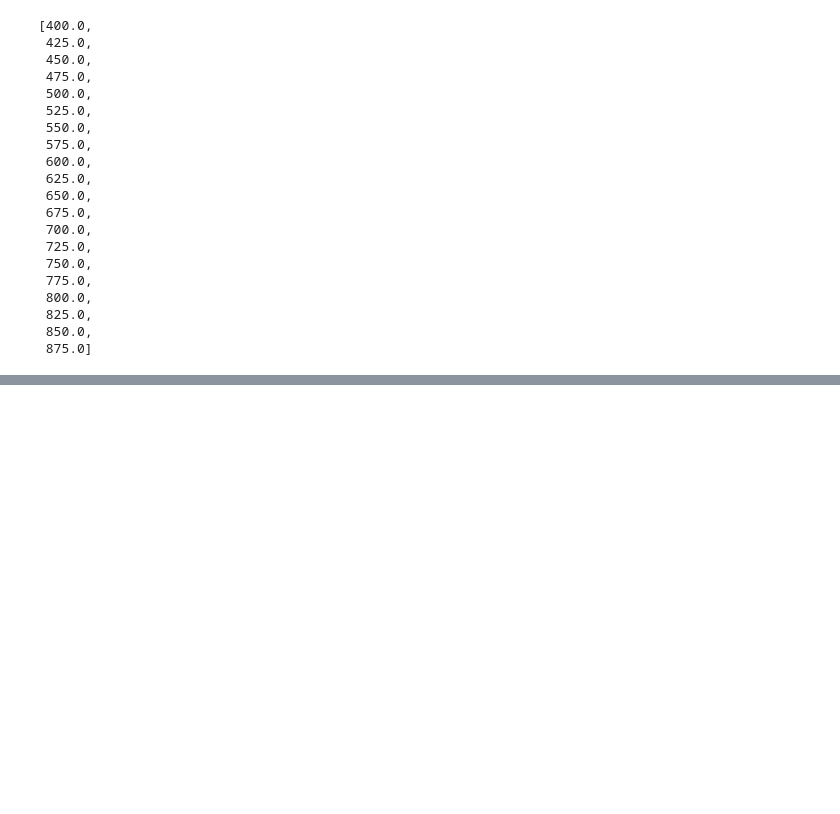
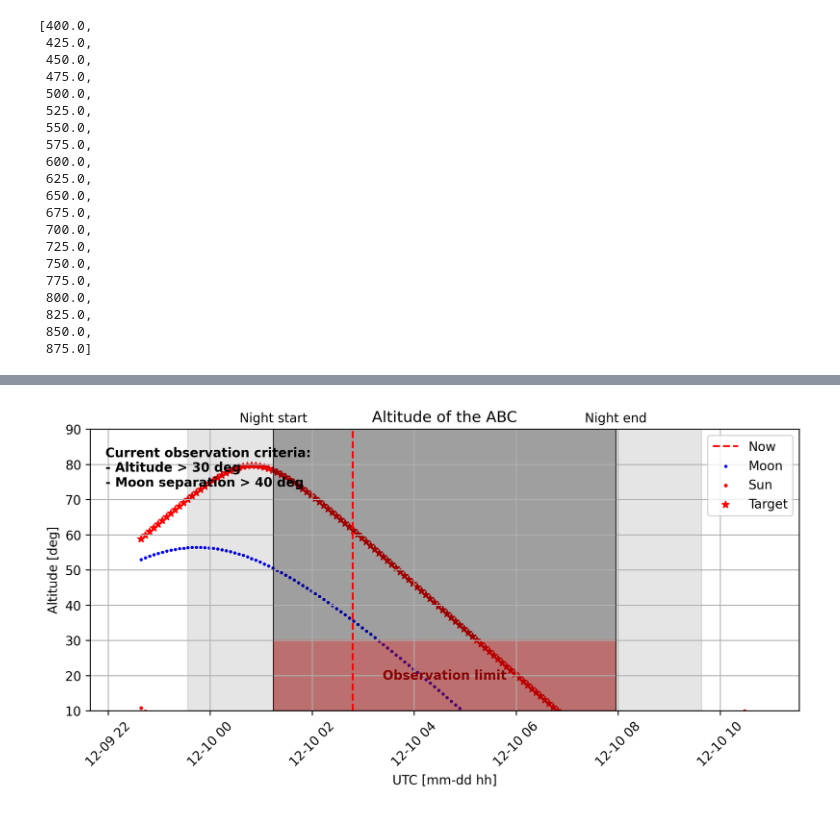
Before and after one commit to takdg123/7dt_too, a Jupyter notebook: backend/test.ipynb, the cells around one changed output, grey strips where cells are left out. Drawn from its saved outputs; the diff is of its cells as text; code cells hidden in the pictures; blank space fills up the shorter version.

```diff
--- a/backend/test.ipynb
+++ b/backend/test.ipynb
@@ -92,0 +109,5 @@ wavelengths
+# %%
+start = time.time()
+S.staralt(ra = 20.5243, dec = -20.245, objname = 'ABC', target_minalt = 30)
+print(f'Elapsed time: {time.time() - start:.2f} s')
+# %% [output]
@@ -92,0 +116 @@ wavelengths
+[figure, added]
```
Also changed, not shown: parts of 8 cells of this notebook, 24 other files.
